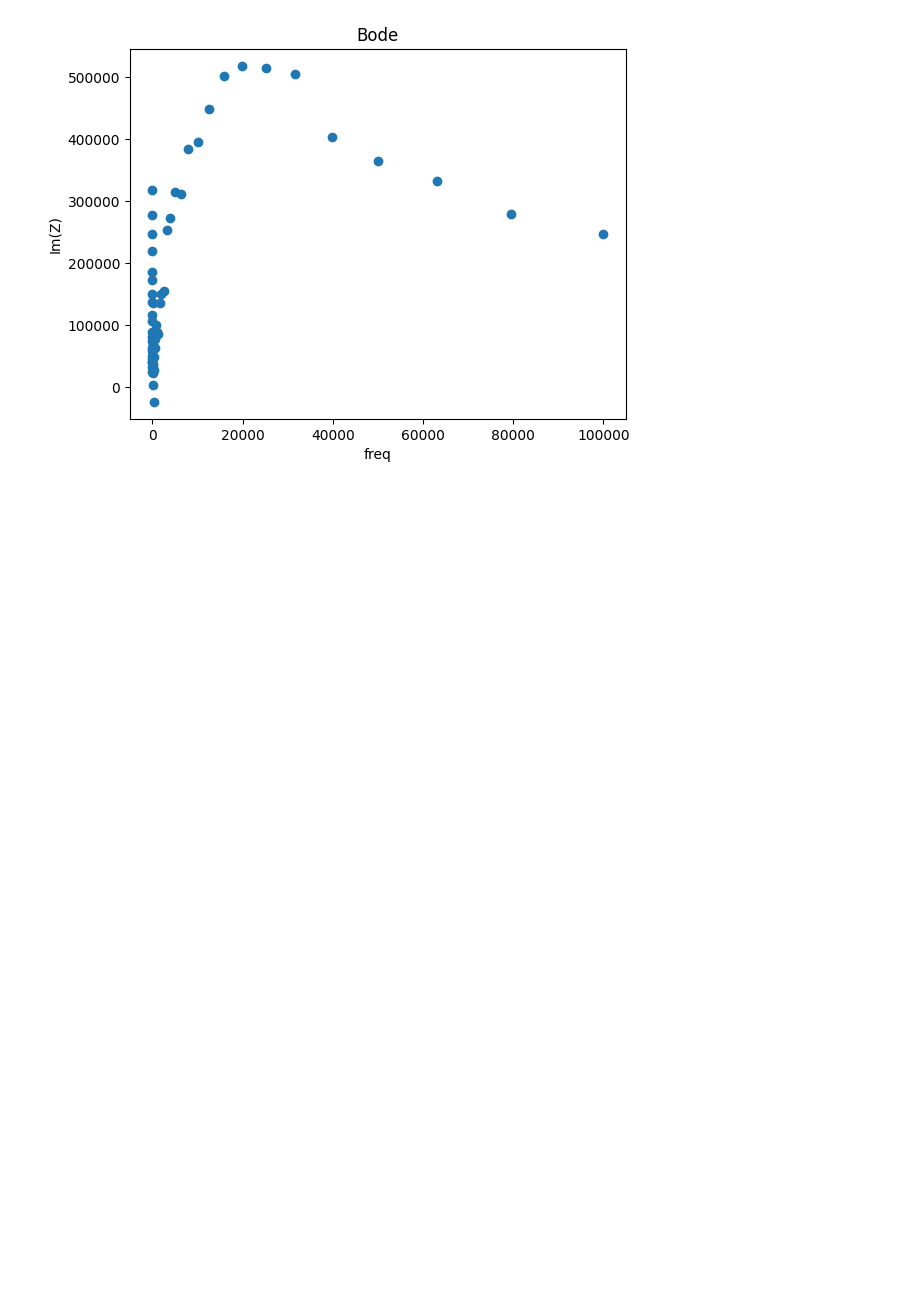
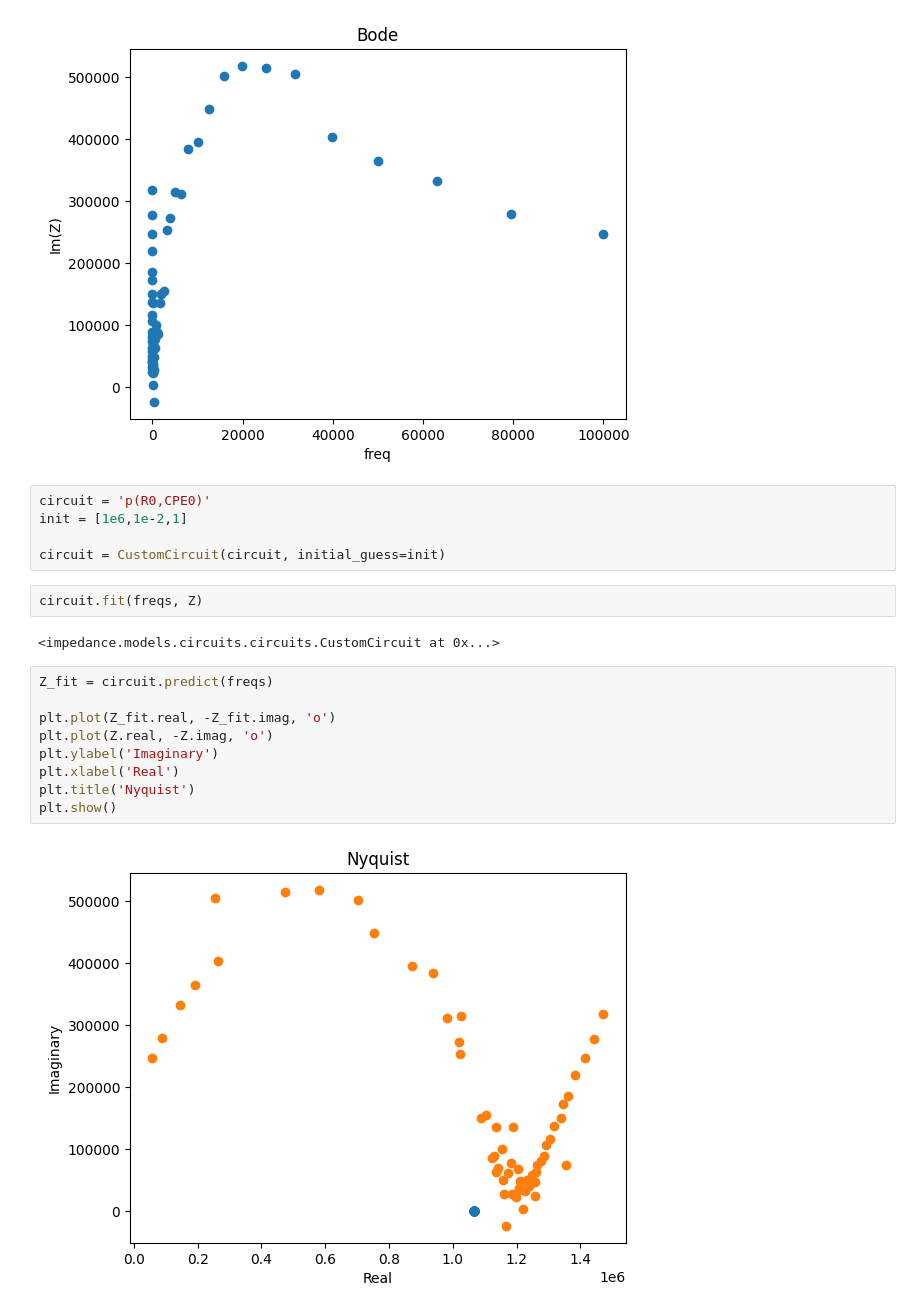
Before and after one commit to beepmo/gator, a Jupyter notebook: data/06-20/litao3_gating.ipynb, the cells around one changed output. Saved outputs shown, nothing was run; the diff lists cells and outputs as text; blank space fills up the shorter version.

```diff
--- a/data/06-20/litao3_gating.ipynb
+++ b/data/06-20/litao3_gating.ipynb
@@ -232,3 +230,23 @@ plt.show()
 # %% [output]
 [figure]
 [figure]
+# %%
+circuit = 'p(R0,CPE0)'
+init = [1e6,1e-2,1]
+
+circuit = CustomCircuit(circuit, initial_guess=init)
+# %%
+circuit.fit(freqs, Z)
+# %% [output]
+<impedance.models.circuits.circuits.CustomCircuit at 0x...>
+# %%
+Z_fit = circuit.predict(freqs)
+
+plt.plot(Z_fit.real, -Z_fit.imag, 'o')
+plt.plot(Z.real, -Z.imag, 'o')
+plt.ylabel('Imaginary')
+plt.xlabel('Real')
+plt.title('Nyquist')
+plt.show()
+# %% [output]
+[figure, added]
```
Also changed, not shown: parts of 3 cells of this notebook.
